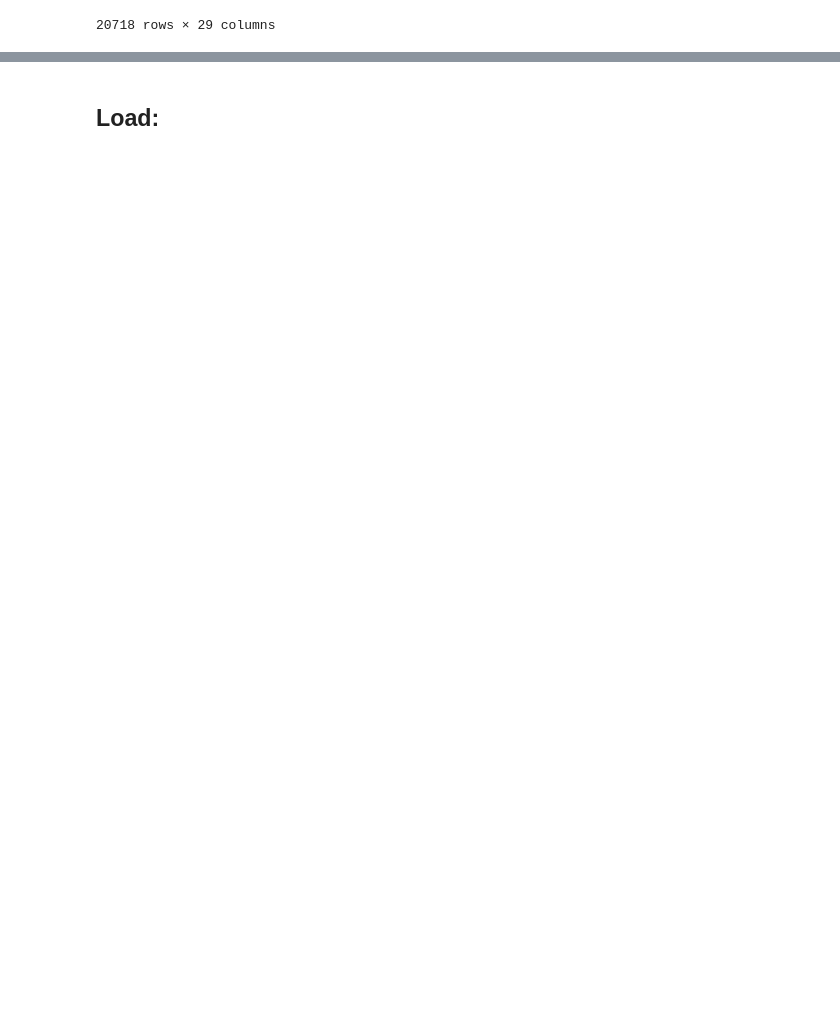
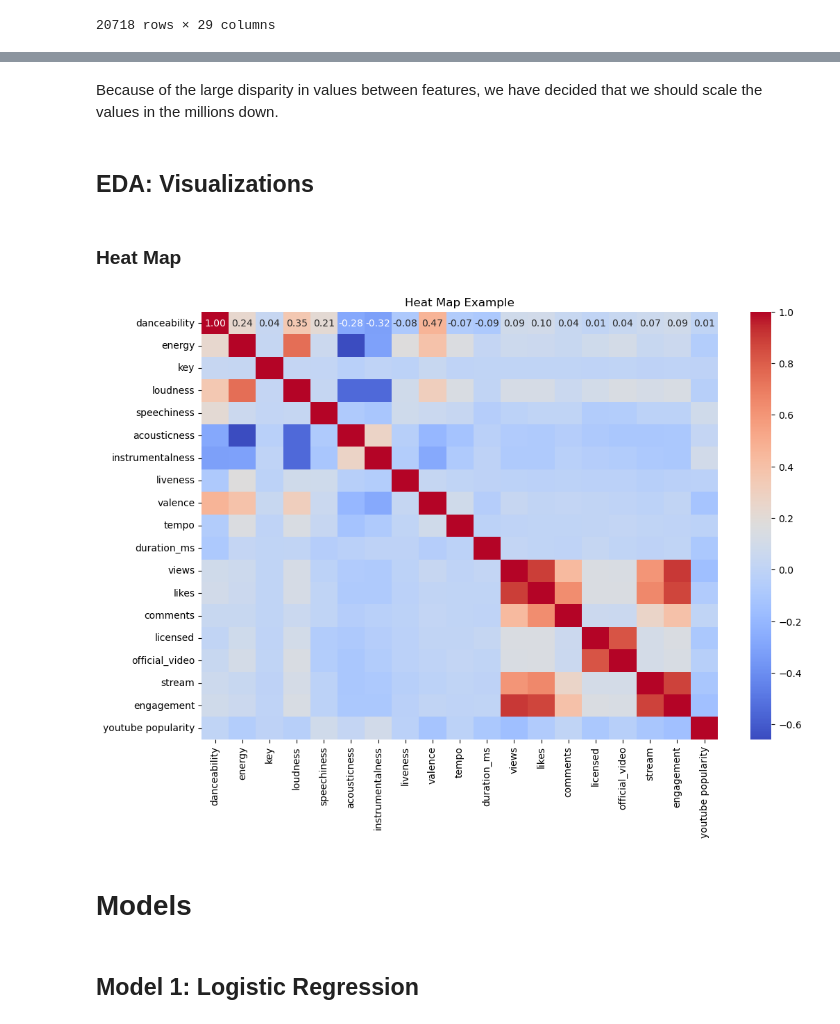
Before and after one commit to dparcon/Project_4_Group_2, a Jupyter notebook: spotify_youtube_song_analysis.ipynb, the cells around one changed output, grey strips where cells are left out. Saved outputs shown, nothing was run; the diff lists cells and outputs as text; code cells hidden in the pictures; blank space fills up the shorter version.

Commit message:
Created heat map, set up logistic regression

```diff
--- a/spotify_youtube_song_analysis.ipynb
+++ b/spotify_youtube_song_analysis.ipynb
@@ -122,5 +122,24 @@ spotify_youtube_df.describe()
 | 50% | 0.637000 | 0.666000 | 5.000000 | -6.536000 | 0.050500 | 0.193000 | 0.000002 | 0.125000 | ... |
 | 75% | 0.740250 | 0.798000 | 8.000000 | -4.931000 | 0.103000 | 0.477250 | 0.000463 | 0.237000 | ... |
 | max | 0.975000 | 1.000000 | 11.000000 | 0.920000 | 0.964000 | 0.996000 | 1.000000 | 1.000000 | ... |
+# %% [markdown]
+Because of the large disparity in values between features, we have decided that we should scale the values in the millions down.
+# %% [markdown]
+## EDA: Visualizations
+# %% [markdown]
+### Heat Map
+# %%
+# Isolate compatible columns
+heatmap_set = spotify_youtube_df[['danceability', 'energy', 'key', 'loudness', 'speechiness', 'acousticness', 'instrumentalness', 'liveness', 'valence', 'tempo', 'duration_ms', 'views', 'likes', 'comments', 'licensed', 'official_video', 'stream', 'engagement', 'youtube popularity']]
+
+# Create a heatmap
+plt.figure(figsize=(12, 8))
+sns.heatmap(heatmap_set.corr(), annot=True, fmt=".2f", cmap='coolwarm')
+plt.title('Heat Map Example')
+plt.show()
+# %% [output]
+[figure, added]
 # %% [markdown]
-## Load:
+# Models
+# %% [markdown]
+## Model 1: Logistic Regression
```
Also changed, not shown: parts of 2 cells of this notebook.
